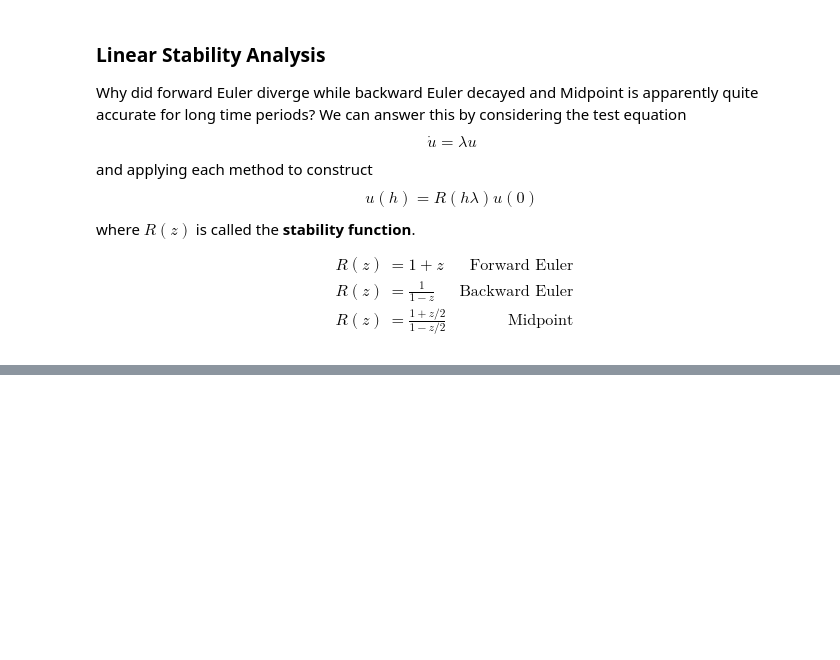
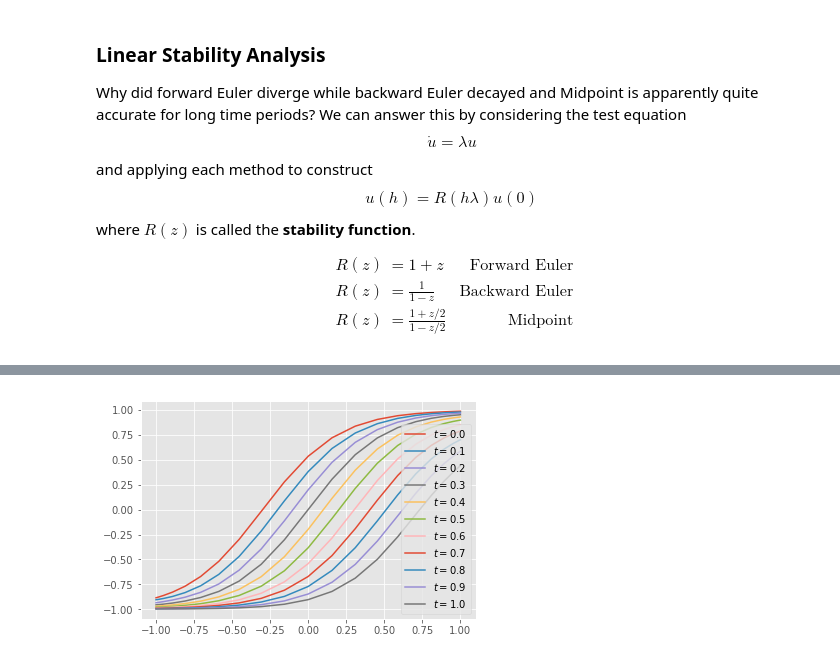
Before and after one commit to cu-numpde/numpde-fall2017, a Jupyter notebook: FDTransient.ipynb, the cells around one changed output, grey strips where cells are left out. Cells and saved outputs as stored; diff of their text form; code cells hidden in the pictures; blank space fills up the shorter version.

Commit message:
Transient diffusion for 2017-09-20

```diff
--- a/FDTransient.ipynb
+++ b/FDTransient.ipynb
@@ -265,0 +298,19 @@ for Rlabel, R in Rlist:
+# %%
+def dae_theta_linear(M, A, u0, rhsfunc, bcs=[], tfinal=1, h=0.1, theta=.5):
+    u = u0.copy()
+    t = 0
+    hist = [(t,u0)]
+    while t < tfinal:
+        if tfinal - t < 1.01*h:
+            h = tfinal - t
+            tnext = tfinal
+        else:
+            tnext = t + h
+        h = min(h, tfinal - t)
+        rhs = (M + (1-theta)*h*A).dot(u) + h*rhsfunc(t+theta*h)
+        for i, f in bcs:
+            rhs[i] = theta*h*f(t+theta*h, x[i])
+        u = numpy.linalg.solve(M - theta*h*A, rhs)
+        t = tnext
+        hist.append((t, u.copy()))
+    return hist
@@ -265,0 +328,42 @@ for Rlabel, R in Rlist:
+# %%
+%run cheb.py  # define cosspace, vander_chebyshev, and chebeval
+
+def diffusion_cheb(n, left, right):
+    """Solve the diffusion PDE on (-1,1) using n elements with rhsfunc(x) forcing.
+    The left and right boundary conditions are specified as a pair (deriv, func) where
+      * deriv=0 for Dirichlet u(x_endpoint) = func(x_endpoint)
+      * deriv=1 for Neumann u'(x_endpoint) = func(x_endpoint)"""
+    x = cosspace(-1, 1, n+1)  # n+1 points is n "elements"
+    T = chebeval(x)
+    L = -T[2]
+    bcs = []
+    for i,deriv,func in [(0, *left), (-1, *right)]:
+        L[i] = T[deriv][i]
+        bcs.append((i, func))
+    M = numpy.eye(n+1)
+    M[[0,-1]] = 0
+    return x, M, -L.dot(numpy.linalg.inv(T[0])), bcs
+
+class exact_tanh:
+    def __init__(self, k=1, x0=0):
+        self.k = k
+        self.x0 = x0
+    def u(self, t, x):
+        return numpy.tanh(self.k*(x - t - self.x0))
+    def u_x(self, t, x):
+        return self.k * numpy.cosh(self.k*(x - t - self.x0))**(-2)
+    def u_t(self, t, x):
+        return -self.u_x(t, x)
+    def u_xx(self, t, x):
+        return -2 * self.k**2 * numpy.tanh(self.k*(x - t - self.x0)) * numpy.cosh(self.k*(x - t - self.x0))**(-2)
+    def heatrhs(self, t, x):
+        return self.u_t(t,x) - self.u_xx(t,x)
+
+ex = exact_tanh(2, -.3)
+x, M, A, bcs = diffusion_cheb(20, (0, ex.u), (1, ex.u_x))
+hist = dae_theta_linear(M, A, ex.u(0,x), lambda t: ex.heatrhs(t,x), bcs)
+for t, u in hist:
+    pyplot.plot(x, u, label='$t={:3.1f}$'.format(t))
+pyplot.legend(loc='lower right');
+# %% [output]
+[figure, added]
```
Also changed, not shown: parts of 10 cells of this notebook.
